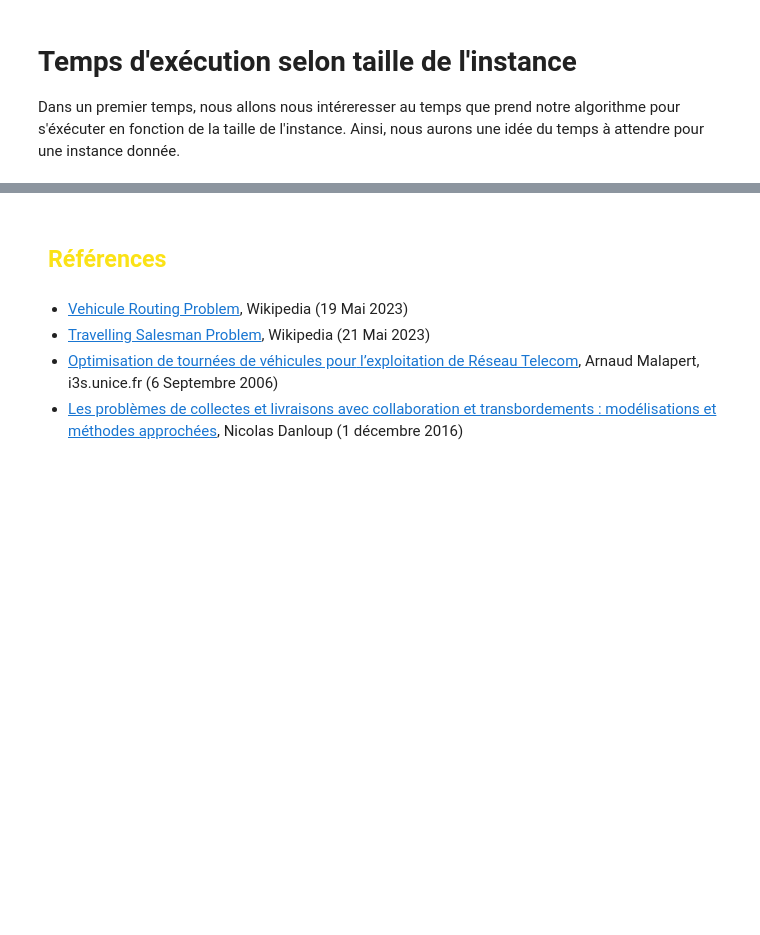
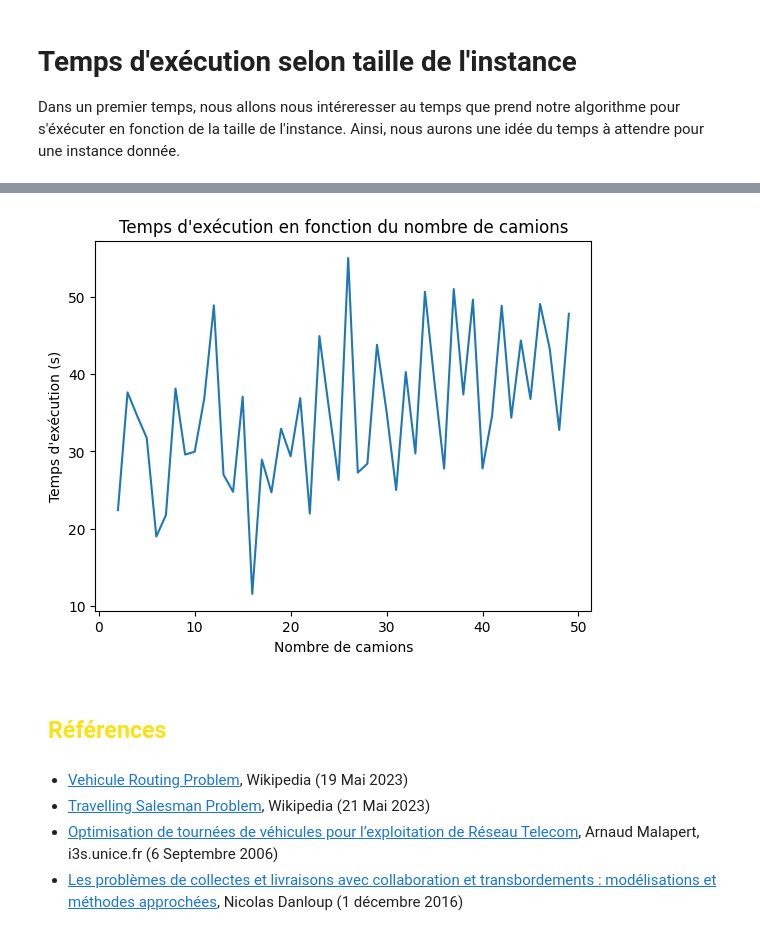
Before and after one commit to Vic06163/Algorithmics-project, a Jupyter notebook: Livrable v2.ipynb, the cells around one changed output, grey strips where cells are left out. Saved outputs shown, nothing was run; the diff lists cells and outputs as text; code cells hidden in the pictures; blank space fills up the shorter version.

```diff
--- a/Livrable v2.ipynb
+++ b/Livrable v2.ipynb
@@ -772,3 +907,11 @@ plt.plot(tailles, times)
+# %%
+plt.title("Temps d'exécution en fonction du nombre de camions")
+plt.xlabel("Nombre de camions")
+plt.ylabel("Temps d'exécution (s)")
+plt.plot(nb_truck, times)
+plt.show()
+# %% [output]
+[figure, added]
 # %% [markdown]
 <h2 style='text-align: left; color: #fbe216; font-weight:bold; padding:10px; margin-right: 50px;'>Références</h2>
     <ul>
```
Also changed, not shown: parts of 19 cells of this notebook.
